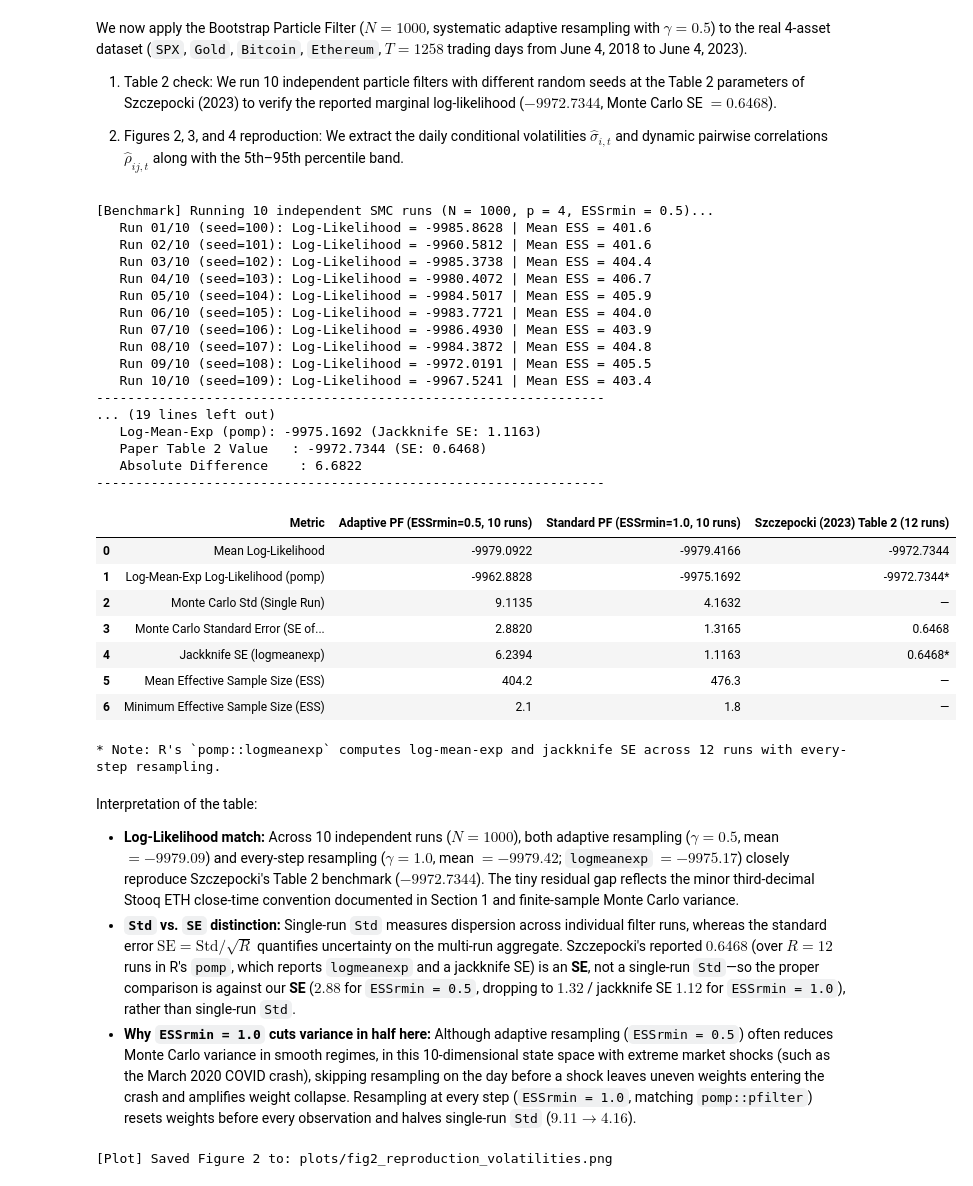
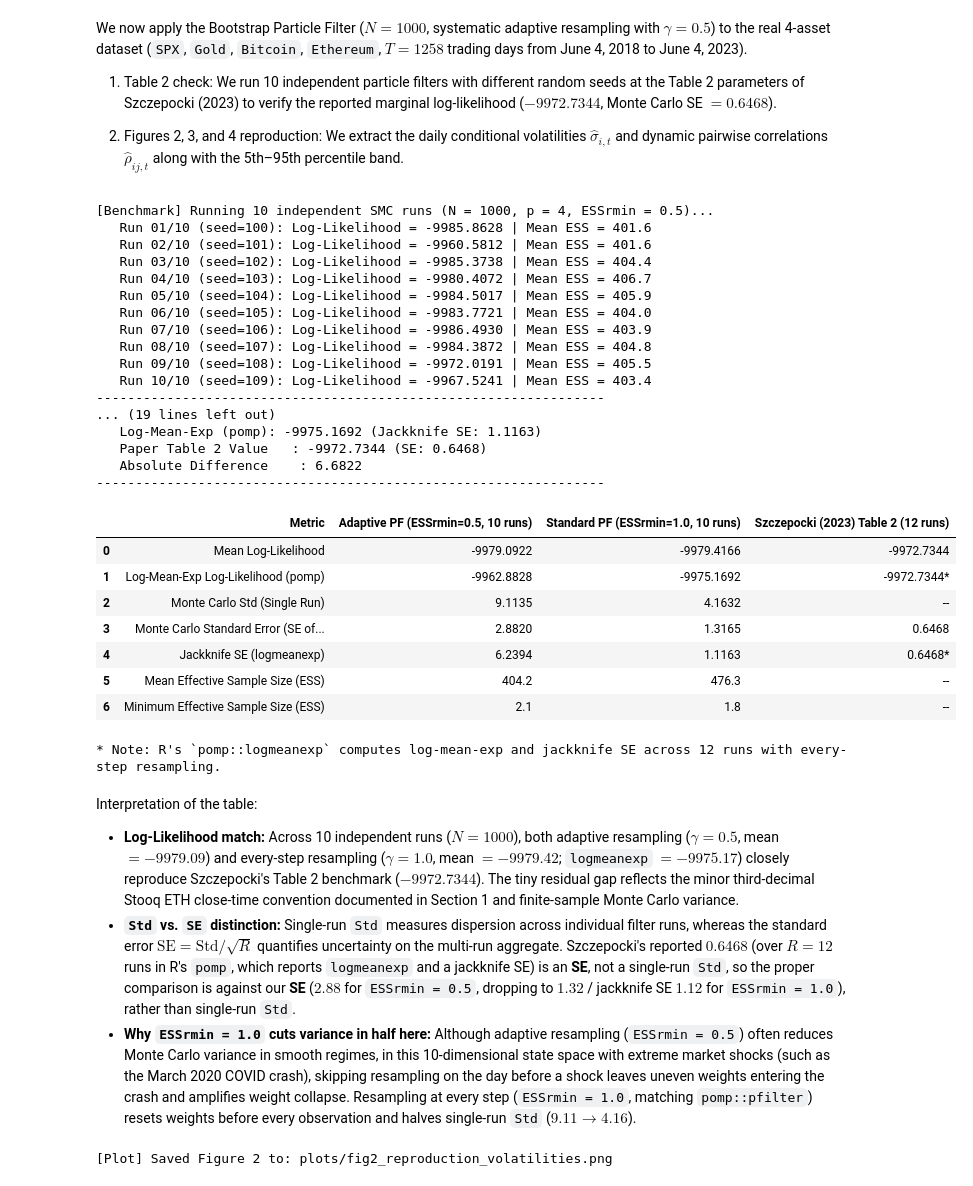
Before and after one commit to gabegagster/smc-stochastic-volatility, a Jupyter notebook: notebooks/smc_stochastic_volatility.ipynb, the cells around one changed output. Drawn from its saved outputs; the diff is of its cells as text; code cells hidden in the pictures.

Commit message:
Add AGENTS.md, remove em-dashes across repo, and update presentation

```diff
--- a/notebooks/smc_stochastic_volatility.ipynb
+++ b/notebooks/smc_stochastic_volatility.ipynb
@@ -357,48 +357,48 @@ summary_table2 = pd.DataFrame(
         "Szczepocki (2023) Table 2 (12 runs)": [
             "-9972.7344",
             "-9972.7344*",
-            "—",
+            "--",
             "0.6468",
             "0.6468*",
-            "—",
-            "—",
+            "--",
+            "--",
         ],
     }
 )
 display(summary_table2)
 print("* Note: R's `pomp::logmeanexp` computes log-mean-exp and jackknife SE across 12 runs with every-step resampling.")
 # %% [output]
 [Benchmark] Running 10 independent SMC runs (N = 1000, p = 4, ESSrmin = 0.5)...
    Run 01/10 (seed=100): Log-Likelihood = -9985.8628 | Mean ESS = 401.6
    Run 02/10 (seed=101): Log-Likelihood = -9960.5812 | Mean ESS = 401.6
    Run 03/10 (seed=102): Log-Likelihood = -9985.3738 | Mean ESS = 404.4
    Run 04/10 (seed=103): Log-Likelihood = -9980.4072 | Mean ESS = 406.7
    Run 05/10 (seed=104): Log-Likelihood = -9984.5017 | Mean ESS = 405.9
    Run 06/10 (seed=105): Log-Likelihood = -9983.7721 | Mean ESS = 404.0
    Run 07/10 (seed=106): Log-Likelihood = -9986.4930 | Mean ESS = 403.9
    Run 08/10 (seed=107): Log-Likelihood = -9984.3872 | Mean ESS = 404.8
    Run 09/10 (seed=108): Log-Likelihood = -9972.0191 | Mean ESS = 405.5
    Run 10/10 (seed=109): Log-Likelihood = -9967.5241 | Mean ESS = 403.4
 -----------------------------------------------------------------
 ... (19 lines left out)
    Log-Mean-Exp (pomp): -9975.1692 (Jackknife SE: 1.1163)
    Paper Table 2 Value   : -9972.7344 (SE: 0.6468)
    Absolute Difference    : 6.6822
 -----------------------------------------------------------------
 |  | Metric | Adaptive PF (ESSrmin=0.5, 10 runs) | Standard PF (ESSrmin=1.0, 10 runs) | Szczepocki (2023) Table 2 (12 runs) |
 | 0 | Mean Log-Likelihood | -9979.0922 | -9979.4166 | -9972.7344 |
 | 1 | Log-Mean-Exp Log-Likelihood (pomp) | -9962.8828 | -9975.1692 | -9972.7344* |
-| 2 | Monte Carlo Std (Single Run) | 9.1135 | 4.1632 | — |
+| 2 | Monte Carlo Std (Single Run) | 9.1135 | 4.1632 | -- |
 | 3 | Monte Carlo Standard Error (SE of... | 2.8820 | 1.3165 | 0.6468 |
 | 4 | Jackknife SE (logmeanexp) | 6.2394 | 1.1163 | 0.6468* |
-| 5 | Mean Effective Sample Size (ESS) | 404.2 | 476.3 | — |
-| 6 | Minimum Effective Sample Size (ESS) | 2.1 | 1.8 | — |
+| 5 | Mean Effective Sample Size (ESS) | 404.2 | 476.3 | -- |
+| 6 | Minimum Effective Sample Size (ESS) | 2.1 | 1.8 | -- |
 * Note: R's `pomp::logmeanexp` computes log-mean-exp and jackknife SE across 12 runs with every-step resampling.
 # %% [markdown]
 Interpretation of the table:
 
 - **Log-Likelihood match:** Across 10 independent runs ($N = 1000$), both adaptive resampling ($\gamma = 0.5$, mean $= -9979.09$) and every-step resampling ($\gamma = 1.0$, mean $= -9979.42$; `logmeanexp` $= -9975.17$) closely reproduce Szczepocki's Table 2 benchmark ($-9972.7344$). The tiny residual gap reflects the minor third-decimal Stooq ETH close-time convention documented in Section 1 and finite-sample Monte Carlo variance.
-- **`Std` vs. `SE` distinction:** Single-run `Std` measures dispersion across individual filter runs, whereas the standard error $\mathrm{SE} = \mathrm{Std} / \sqrt{R}$ quantifies uncertainty on the multi-run aggregate. Szczepocki's reported $0.6468$ (over $R = 12$ runs in R's `pomp`, which reports `logmeanexp` and a jackknife SE) is an **SE**, not a single-run `Std`—so the proper comparison is against our **SE** ($2.88$ for `ESSrmin = 0.5`, dropping to $1.32$ / jackknife SE $1.12$ for `ESSrmin = 1.0`), rather than single-run `Std`.
+- **`Std` vs. `SE` distinction:** Single-run `Std` measures dispersion across individual filter runs, whereas the standard error $\mathrm{SE} = \mathrm{Std} / \sqrt{R}$ quantifies uncertainty on the multi-run aggregate. Szczepocki's reported $0.6468$ (over $R = 12$ runs in R's `pomp`, which reports `logmeanexp` and a jackknife SE) is an **SE**, not a single-run `Std`, so the proper comparison is against our **SE** ($2.88$ for `ESSrmin = 0.5`, dropping to $1.32$ / jackknife SE $1.12$ for `ESSrmin = 1.0`), rather than single-run `Std`.
 - **Why `ESSrmin = 1.0` cuts variance in half here:** Although adaptive resampling (`ESSrmin = 0.5`) often reduces Monte Carlo variance in smooth regimes, in this 10-dimensional state space with extreme market shocks (such as the March 2020 COVID crash), skipping resampling on the day before a shock leaves uneven weights entering the crash and amplifies weight collapse. Resampling at every step (`ESSrmin = 1.0`, matching `pomp::pfilter`) resets weights before every observation and halves single-run `Std` ($9.11 \rightarrow 4.16$).
 # %%
 # Run reference Bootstrap Particle Filter with 90% credibility intervals on real data
```
Also changed, not shown: parts of 2 cells of this notebook, 11 other files.
